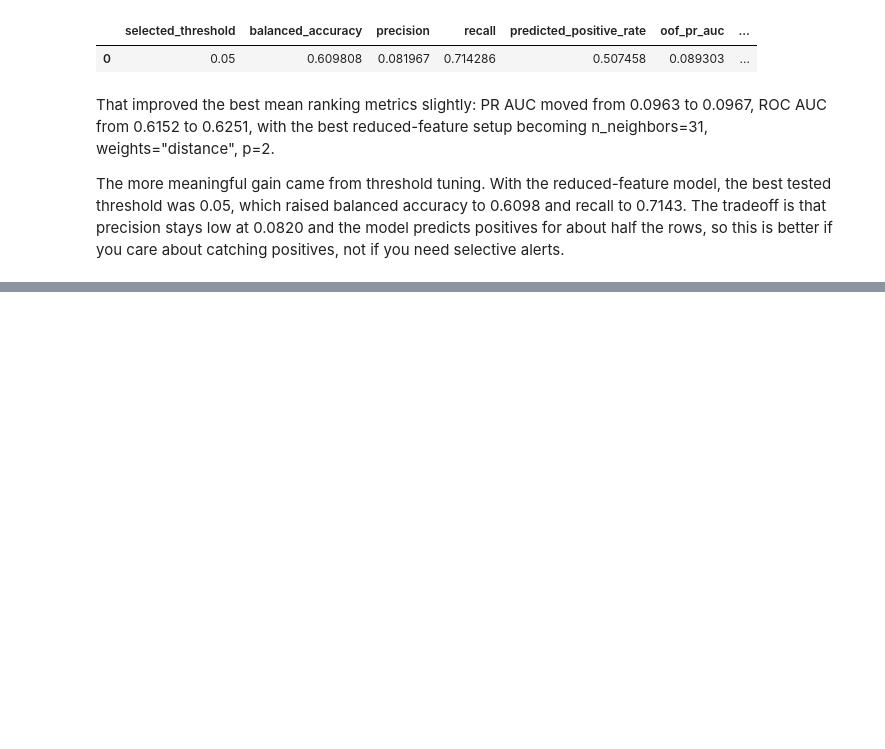
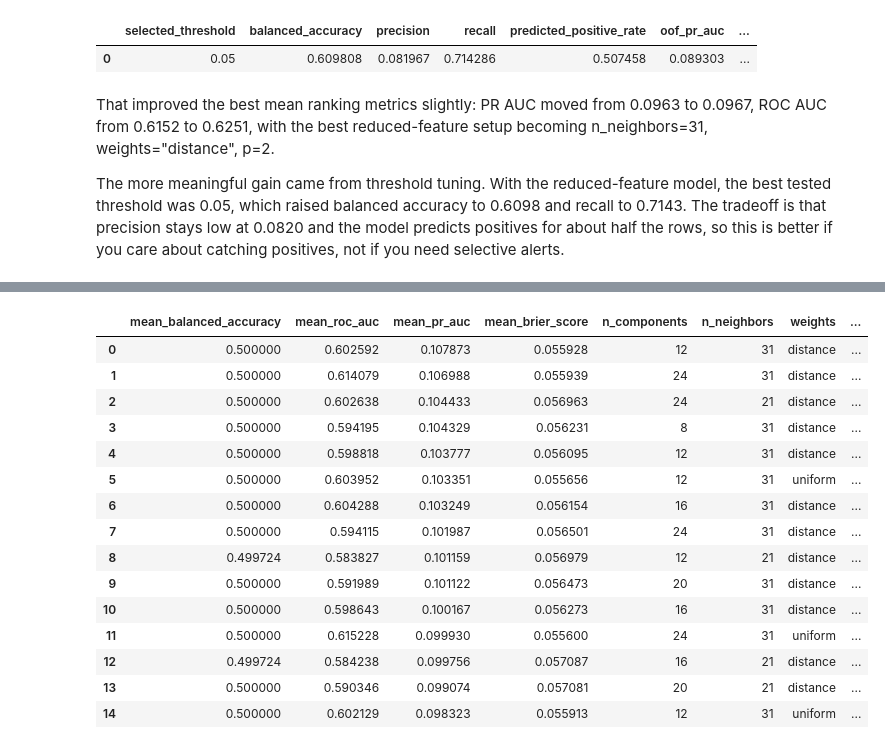
Before and after one commit to janwolyniak/WEC_26, a Jupyter notebook: notebooks/knn_pipeline.ipynb, the cells around one changed output, grey strips where cells are left out. Drawn from its saved outputs; the diff is of its cells as text; code cells hidden in the pictures; blank space fills up the shorter version.

```diff
--- a/notebooks/knn_pipeline.ipynb
+++ b/notebooks/knn_pipeline.ipynb
@@ -614,0 +678,75 @@ That improved the best mean ranking metrics slightly:
+# %%
+pca_component_grid = [8, 12, 16, 20, 24]
+pca_tuning_rows = []
+pca_all_fold_results = {}
+
+for n_components in pca_component_grid:
+    for params in search_space:
+        fold_metrics, summary = cross_validate_knn_pca(
+            X_frame=X_reduced,
+            y_series=y,
+            group_series=groups,
+            numeric_feature_names=numeric_features_reduced,
+            categorical_feature_names=categorical_features,
+            boolean_feature_names=boolean_features,
+            n_components=n_components,
+            params=params,
+        )
+        trial_key = (
+            f"components={n_components}_"
+            f"k={params['n_neighbors']}_"
+            f"weights={params['weights']}_"
+            f"p={params['p']}"
+        )
+        pca_all_fold_results[trial_key] = fold_metrics
+        summary['trial_key'] = trial_key
+        pca_tuning_rows.append(summary)
+
+pca_tuning_results = pd.DataFrame(pca_tuning_rows).sort_values(
+    ['mean_pr_auc', 'mean_roc_auc', 'mean_balanced_accuracy'],
+    ascending=[False, False, False],
+).reset_index(drop=True)
+
+pca_best_trial = pca_tuning_results.iloc[0].to_dict()
+pca_best_trial_key = pca_best_trial['trial_key']
+pca_best_fold_metrics = pca_all_fold_results[pca_best_trial_key].copy()
+pca_best_summary = pd.DataFrame([
+    {
+        'trial_key': pca_best_trial['trial_key'],
+        'n_components': int(pca_best_trial['n_components']),
+        'n_neighbors': int(pca_best_trial['n_neighbors']),
+        'weights': pca_best_trial['weights'],
+        'p': int(pca_best_trial['p']),
+        'mean_pr_auc': pca_best_trial['mean_pr_auc'],
+        'mean_roc_auc': pca_best_trial['mean_roc_auc'],
+        'mean_balanced_accuracy': pca_best_trial['mean_balanced_accuracy'],
+        'mean_brier_score': pca_best_trial['mean_brier_score'],
+    }
+])
+
+pca_comparison = pd.DataFrame([
+    {
+        'model_variant': 'reduced_knn_no_pca',
+        'mean_pr_auc': reduced_best_trial['mean_pr_auc'],
+        'mean_roc_auc': reduced_best_trial['mean_roc_auc'],
+        'mean_balanced_accuracy': reduced_best_trial['mean_balanced_accuracy'],
+        'mean_brier_score': reduced_best_trial['mean_brier_score'],
+    },
+    {
+        'model_variant': 'reduced_knn_with_pca',
+        'mean_pr_auc': pca_best_trial['mean_pr_auc'],
+        'mean_roc_auc': pca_best_trial['mean_roc_auc'],
+        'mean_balanced_accuracy': pca_best_trial['mean_balanced_accuracy'],
+        'mean_brier_score': pca_best_trial['mean_brier_score'],
+    },
+])
+
+print('PCA tuning results:')
+display(pca_tuning_results.head(15))
+print('Best PCA configuration ranked by mean PR AUC:')
+display(pca_best_summary)
+print('Best PCA configuration fold metrics:')
+display(pca_best_fold_metrics)
+print('Reduced-feature KNN vs PCA-extended KNN:')
+display(pca_comparison)
+# %% [output]
@@ -614,0 +754,16 @@ That improved the best mean ranking metrics slightly:
+|  | mean_balanced_accuracy | mean_roc_auc | mean_pr_auc | mean_brier_score | n_components | n_neighbors | weights | ... |
+| 0 | 0.500000 | 0.602592 | 0.107873 | 0.055928 | 12 | 31 | distance | ... |
+| 1 | 0.500000 | 0.614079 | 0.106988 | 0.055939 | 24 | 31 | distance | ... |
+| 2 | 0.500000 | 0.602638 | 0.104433 | 0.056963 | 24 | 21 | distance | ... |
+| 3 | 0.500000 | 0.594195 | 0.104329 | 0.056231 | 8 | 31 | distance | ... |
+| 4 | 0.500000 | 0.598818 | 0.103777 | 0.056095 | 12 | 31 | distance | ... |
+| 5 | 0.500000 | 0.603952 | 0.103351 | 0.055656 | 12 | 31 | uniform | ... |
+| 6 | 0.500000 | 0.604288 | 0.103249 | 0.056154 | 16 | 31 | distance | ... |
+| 7 | 0.500000 | 0.594115 | 0.101987 | 0.056501 | 24 | 31 | distance | ... |
+| 8 | 0.499724 | 0.583827 | 0.101159 | 0.056979 | 12 | 21 | distance | ... |
+| 9 | 0.500000 | 0.591989 | 0.101122 | 0.056473 | 20 | 31 | distance | ... |
+| 10 | 0.500000 | 0.598643 | 0.100167 | 0.056273 | 16 | 31 | distance | ... |
+| 11 | 0.500000 | 0.615228 | 0.099930 | 0.055600 | 24 | 31 | uniform | ... |
+| 12 | 0.499724 | 0.584238 | 0.099756 | 0.057087 | 16 | 21 | distance | ... |
+| 13 | 0.500000 | 0.590346 | 0.099074 | 0.057081 | 20 | 21 | distance | ... |
+| 14 | 0.500000 | 0.602129 | 0.098323 | 0.055913 | 12 | 31 | uniform | ... |
```
Also changed, not shown: parts of 4 cells of this notebook, 3 other files.
